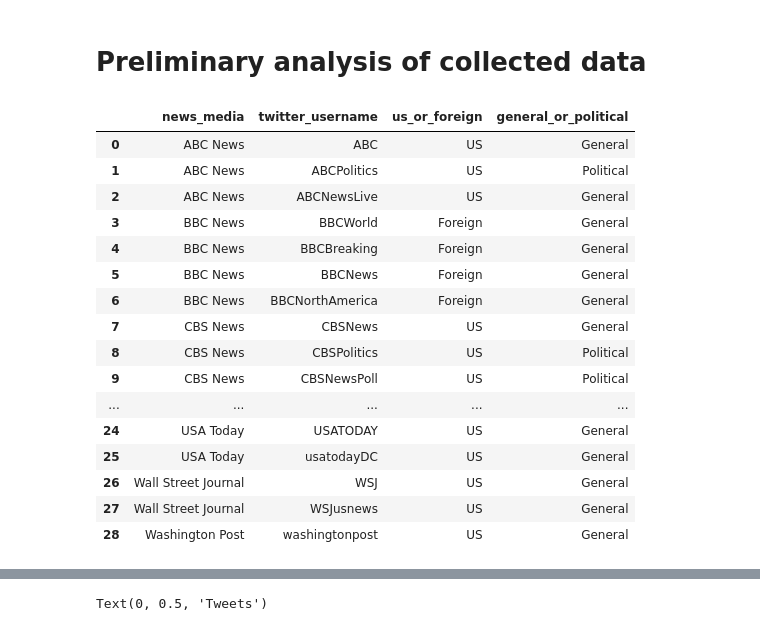
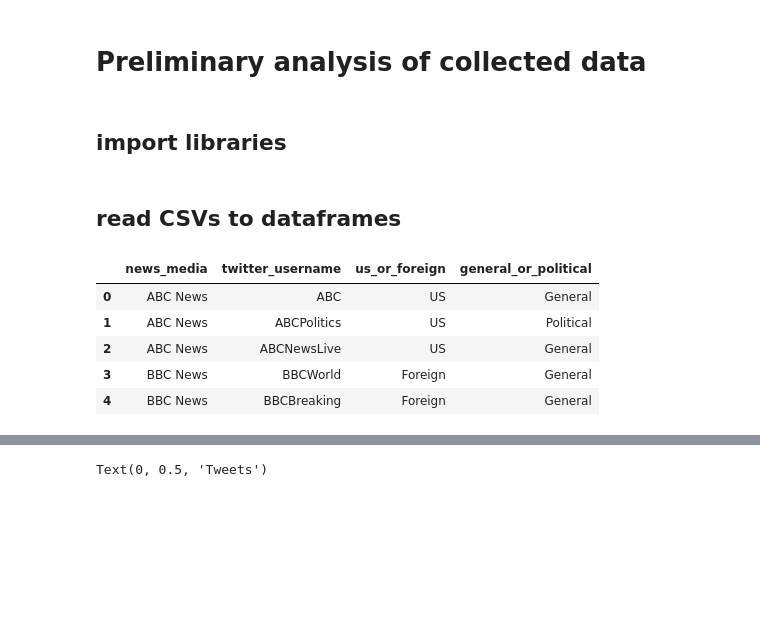
Before and after one commit to katherineskc/data_science_tweets_neutrality, a Jupyter notebook: preliminary_analysis.ipynb, the cells around one changed output, grey strips where cells are left out. Cells and saved outputs as stored; diff of their text form; code cells hidden in the pictures; blank space fills up the shorter version.

```diff
--- a/preliminary_analysis.ipynb
+++ b/preliminary_analysis.ipynb
@@ -1,5 +1,7 @@
 # %% [markdown]
 # Preliminary analysis of collected data
+# %% [markdown]
+## import libraries
 # %%
 # !pip install pandas
 import pandas as pd
@@ -11,22 +14,15 @@ import numpy as np
+# %% [markdown]
+## read CSVs to dataframes
 # %%
+# news_media_basic_data
+
 news_media_basic_data = pd.read_csv (r'/Users/katherina/data_science_tweets_neutrality/news_media_twitter_username.csv')
-news_media_basic_data
+news_media_basic_data.head()
 # %% [output]
 |  | news_media | twitter_username | us_or_foreign | general_or_political |
 | 0 | ABC News | ABC | US | General |
 | 1 | ABC News | ABCPolitics | US | Political |
 | 2 | ABC News | ABCNewsLive | US | General |
 | 3 | BBC News | BBCWorld | Foreign | General |
 | 4 | BBC News | BBCBreaking | Foreign | General |
-| 5 | BBC News | BBCNews | Foreign | General |
-| 6 | BBC News | BBCNorthAmerica | Foreign | General |
-| 7 | CBS News | CBSNews | US | General |
-| 8 | CBS News | CBSPolitics | US | Political |
-| 9 | CBS News | CBSNewsPoll | US | Political |
-| ... | ... | ... | ... | ... |
-| 24 | USA Today | USATODAY | US | General |
-| 25 | USA Today | usatodayDC | US | General |
-| 26 | Wall Street Journal | WSJ | US | General |
-| 27 | Wall Street Journal | WSJusnews | US | General |
-| 28 | Washington Post | washingtonpost | US | General |
 # %%
```
Also changed, not shown: parts of 13 cells of this notebook, 1 other file.
